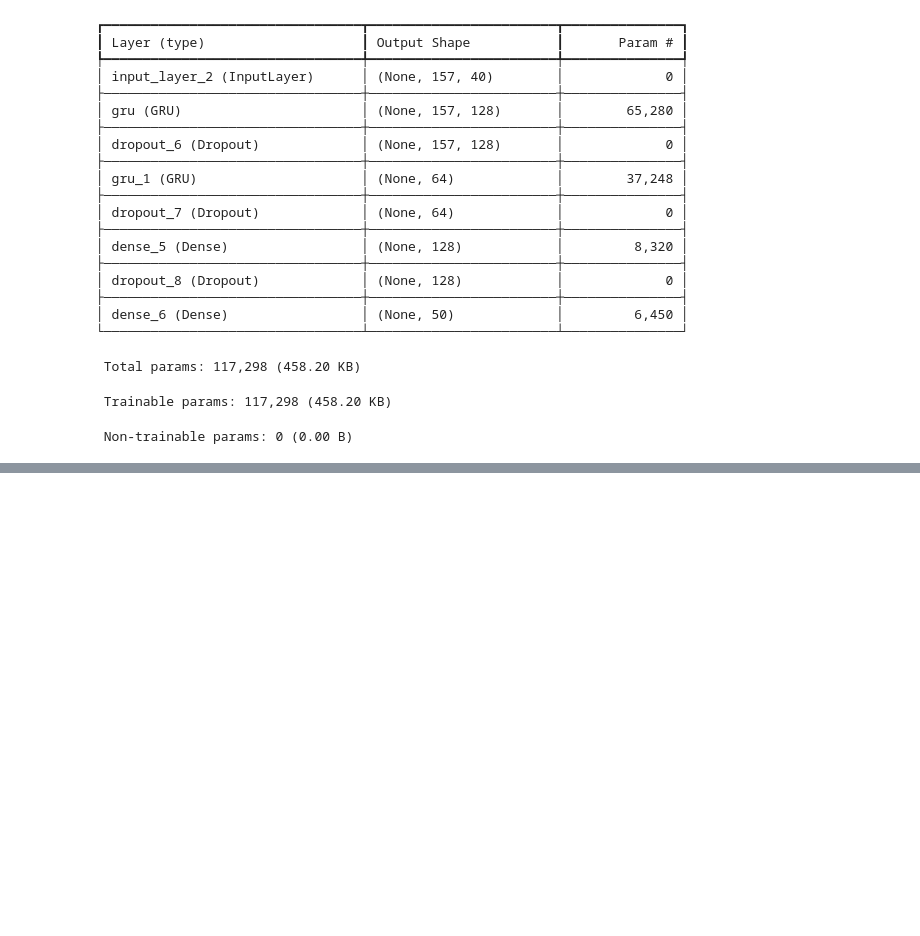
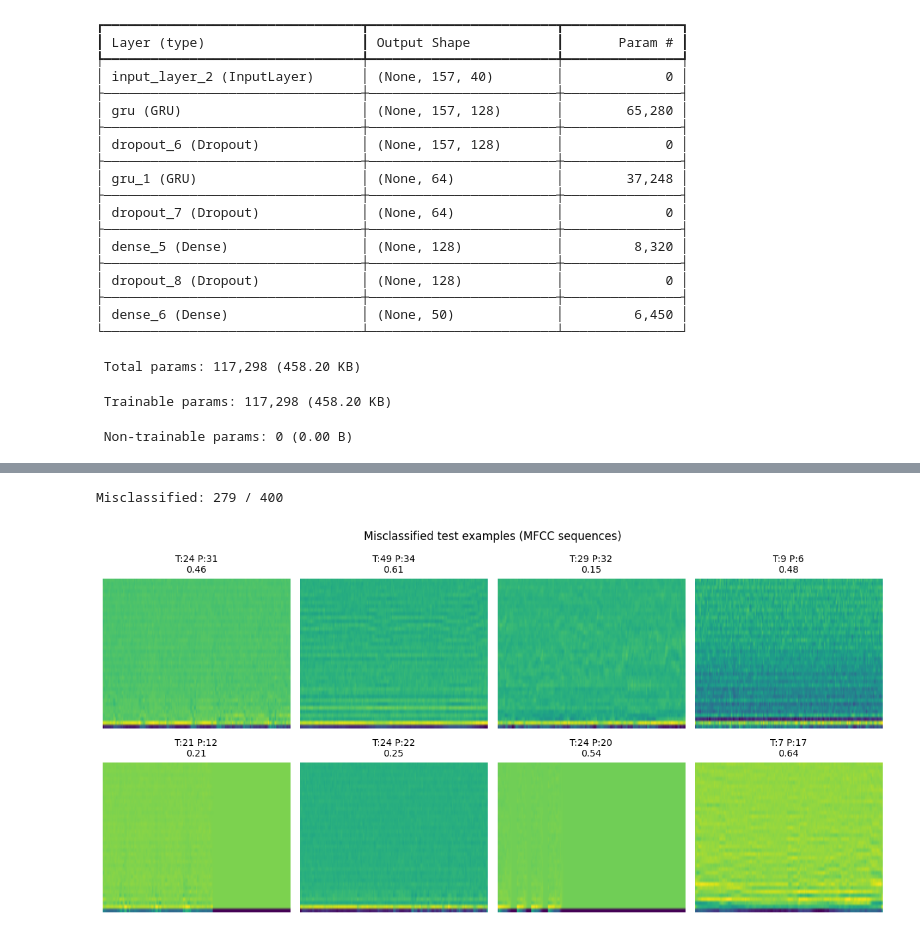
Before and after one commit to Emnaothm96/DEEP_LEARNING, a Jupyter notebook: URBANSOUND.ipynb, the cells around one changed output, grey strips where cells are left out. Drawn from its saved outputs; the diff is of its cells as text; code cells hidden in the pictures; blank space fills up the shorter version.

```diff
--- a/URBANSOUND.ipynb
+++ b/URBANSOUND.ipynb
@@ -1083,0 +1260,24 @@ Model: "GRU_MFCC_Sequence"
+# %%
+mis_idx = np.where(y_pred != y_te_seq)[0]
+print("Misclassified:", len(mis_idx), "/", len(y_te_seq))
+
+k = min(8, len(mis_idx))
+pick = np.random.choice(mis_idx, size=k, replace=False)
+
+plt.figure(figsize=(12, 6))
+for j, idx in enumerate(pick, 1):
+    plt.subplot(2, 4, j)
+    plt.imshow(X_te_seq[idx].T, aspect="auto", origin="lower")
+    t = int(y_te_seq[idx])
+    p = int(y_pred[idx])
+    conf = float(y_prob[idx, p])
+    plt.title(f"T:{t} P:{p}\n{conf:.2f}", fontsize=10)
+    plt.axis("off")
+
+plt.suptitle("Misclassified test examples (MFCC sequences)")
+plt.tight_layout()
+plt.savefig("rnn_misclassified_grid.png", dpi=300)
+plt.show()
+# %% [output]
+Misclassified: 279 / 400
+[figure, added]
```
Also changed, not shown: parts of 6 cells of this notebook.
